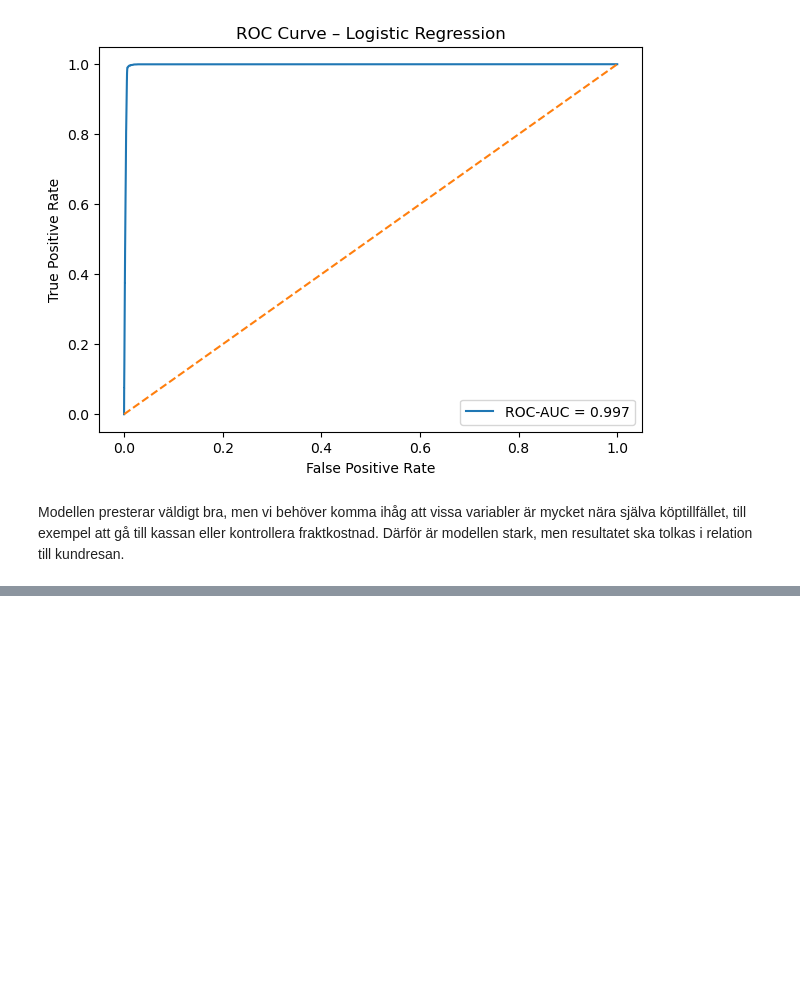
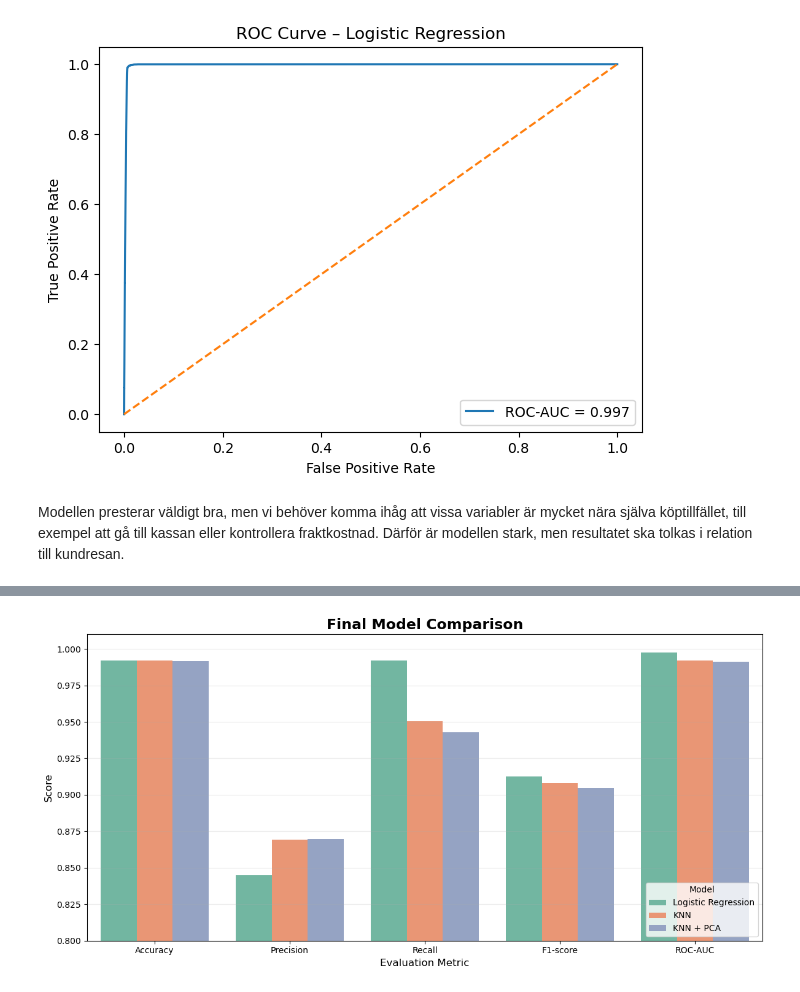
Before and after one commit to spirit-web/Shopping-online-prediction, a Jupyter notebook: notebooks/mahtab/mahtab_analysis.ipynb, the cells around one changed output, grey strips where cells are left out. Saved outputs shown, nothing was run; the diff lists cells and outputs as text; code cells hidden in the pictures; blank space fills up the shorter version.

```diff
--- a/notebooks/mahtab/mahtab_analysis.ipynb
+++ b/notebooks/mahtab/mahtab_analysis.ipynb
@@ -336,0 +520,11 @@ Modellen presterar väldigt bra, men vi behöver komma ihåg att vissa variabler
+# %%
+from sklearn.decomposition import PCA
+
+pca = PCA(n_components=0.95, random_state=42)
+
+X_train_pca = pca.fit_transform(X_train_scaled)
+X_val_pca = pca.transform(X_val_scaled)
+
+print("Original number of features:", X_train_scaled.shape[1])
+print("Number of PCA components:", X_train_pca.shape[1])
+print("Explained variance ratio:", pca.explained_variance_ratio_.sum())
@@ -336,0 +535,7 @@ Modellen presterar väldigt bra, men vi behöver komma ihåg att vissa variabler
+# %%
+knn_pca_model = KNeighborsClassifier(n_neighbors=5)
+
+knn_pca_model.fit(X_train_pca, y_train)
+
+y_pred_knn_pca = knn_pca_model.predict(X_val_pca)
+y_proba_knn_pca = knn_pca_model.predict_proba(X_val_pca)[:, 1]
@@ -336,0 +613,27 @@ Modellen presterar väldigt bra, men vi behöver komma ihåg att vissa variabler
+# %%
+final_long = final_comparison.melt(
+    id_vars="Model",
+    var_name="Metric",
+    value_name="Score"
+)
+
+plt.figure(figsize=(12, 6))
+
+sns.barplot(
+    data=final_long,
+    x="Metric",
+    y="Score",
+    hue="Model",
+    palette="Set2"
+)
+
+plt.title("Final Model Comparison", fontsize=17, fontweight="bold")
+plt.xlabel("Evaluation Metric", fontsize=12)
+plt.ylabel("Score", fontsize=12)
+plt.ylim(0.80, 1.01)
+plt.legend(title="Model", loc="lower right")
+plt.grid(axis="y", alpha=0.25)
+plt.tight_layout()
+plt.show()
+# %% [output]
+[figure, added]
```
Also changed, not shown: parts of 16 cells of this notebook, 1 other file.
